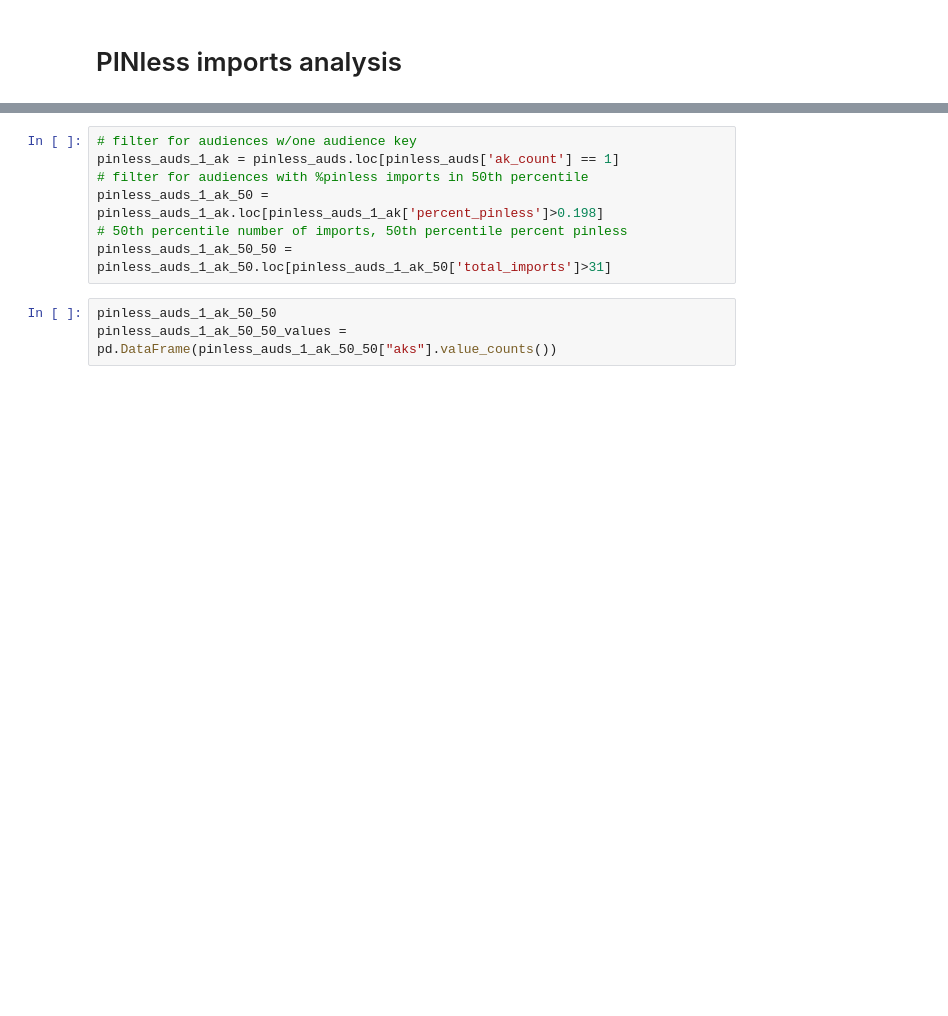
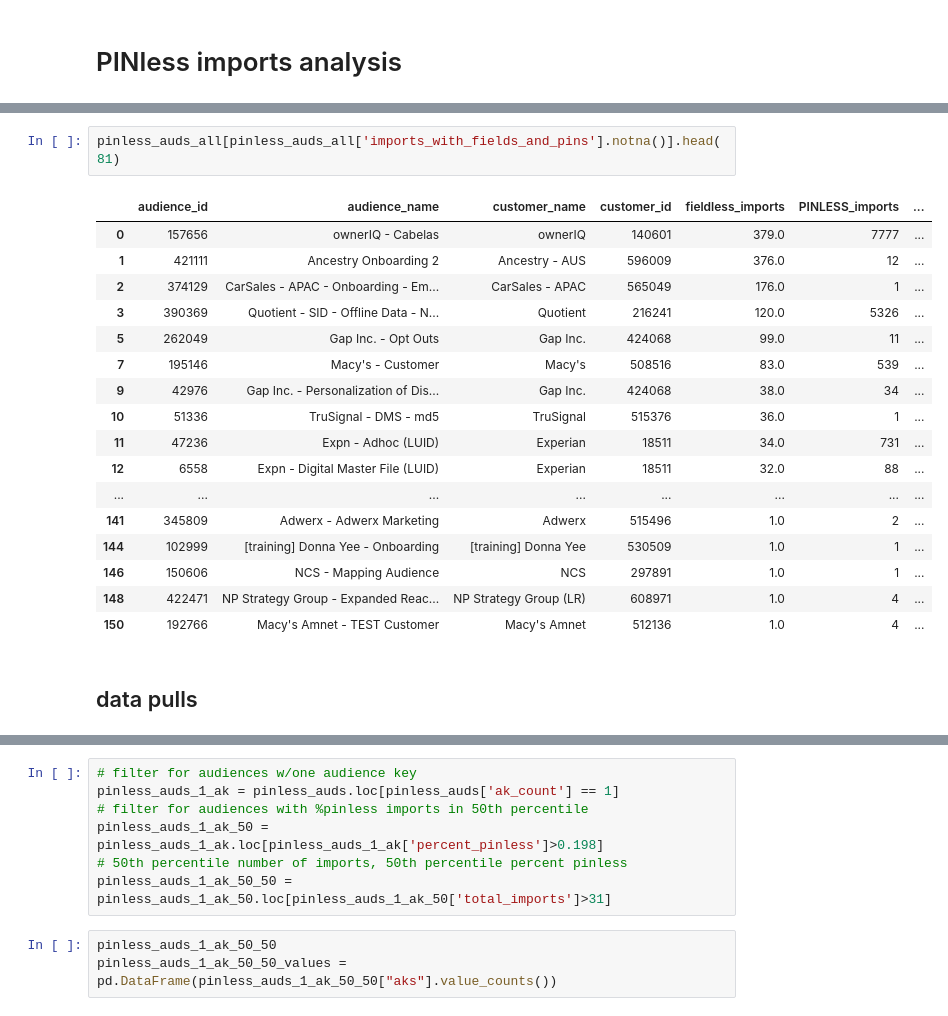
Before and after one commit to anthonylschultz/Product-Investigations, a Jupyter notebook: Audience Key analysis/results.ipynb, the cells around one changed output, grey strips where cells are left out. Saved outputs shown, nothing was run; the diff lists cells and outputs as text; blank space fills up the shorter version.

```diff
--- a/Audience Key analysis/results.ipynb
+++ b/Audience Key analysis/results.ipynb
@@ -1479,0 +1645,22 @@ Offline Data Store audiences with address AK: 90
+# %%
+pinless_auds_all[pinless_auds_all['imports_with_fields_and_pins'].notna()].head(81)
+# %% [output]
+|  | audience_id | audience_name | customer_name | customer_id | fieldless_imports | PINLESS_imports | ... |
+| 0 | 157656 | ownerIQ - Cabelas | ownerIQ | 140601 | 379.0 | 7777 | ... |
+| 1 | 421111 | Ancestry Onboarding 2 | Ancestry - AUS | 596009 | 376.0 | 12 | ... |
+| 2 | 374129 | CarSales - APAC - Onboarding - Em... | CarSales - APAC | 565049 | 176.0 | 1 | ... |
+| 3 | 390369 | Quotient - SID - Offline Data - N... | Quotient | 216241 | 120.0 | 5326 | ... |
+| 5 | 262049 | Gap Inc. - Opt Outs | Gap Inc. | 424068 | 99.0 | 11 | ... |
+| 7 | 195146 | Macy's - Customer | Macy's | 508516 | 83.0 | 539 | ... |
+| 9 | 42976 | Gap Inc. - Personalization of Dis... | Gap Inc. | 424068 | 38.0 | 34 | ... |
+| 10 | 51336 | TruSignal - DMS - md5 | TruSignal | 515376 | 36.0 | 1 | ... |
+| 11 | 47236 | Expn - Adhoc (LUID) | Experian | 18511 | 34.0 | 731 | ... |
+| 12 | 6558 | Expn - Digital Master File (LUID) | Experian | 18511 | 32.0 | 88 | ... |
+| ... | ... | ... | ... | ... | ... | ... | ... |
+| 141 | 345809 | Adwerx - Adwerx Marketing | Adwerx | 515496 | 1.0 | 2 | ... |
+| 144 | 102999 | [training] Donna Yee - Onboarding | [training] Donna Yee | 530509 | 1.0 | 1 | ... |
+| 146 | 150606 | NCS - Mapping Audience | NCS | 297891 | 1.0 | 1 | ... |
+| 148 | 422471 | NP Strategy Group - Expanded Reac... | NP Strategy Group (LR) | 608971 | 1.0 | 4 | ... |
+| 150 | 192766 | Macy's Amnet - TEST Customer | Macy's Amnet | 512136 | 1.0 | 4 | ... |
+# %% [markdown]
+## data pulls
```
Also changed, not shown: parts of 45 cells of this notebook.
